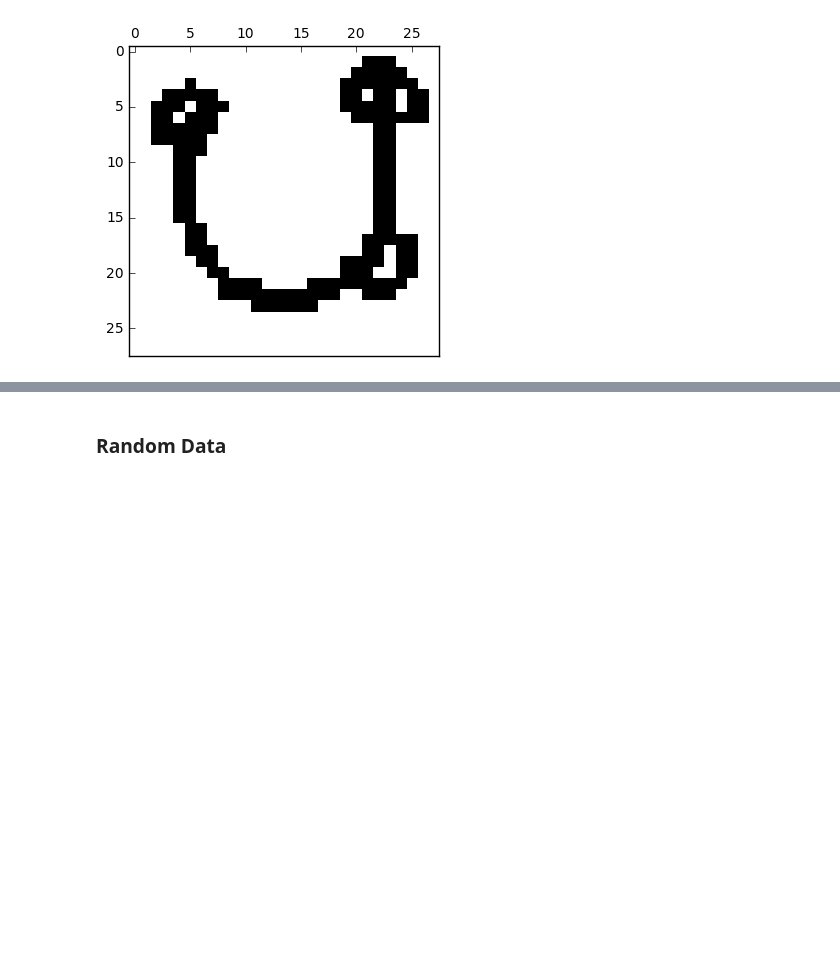
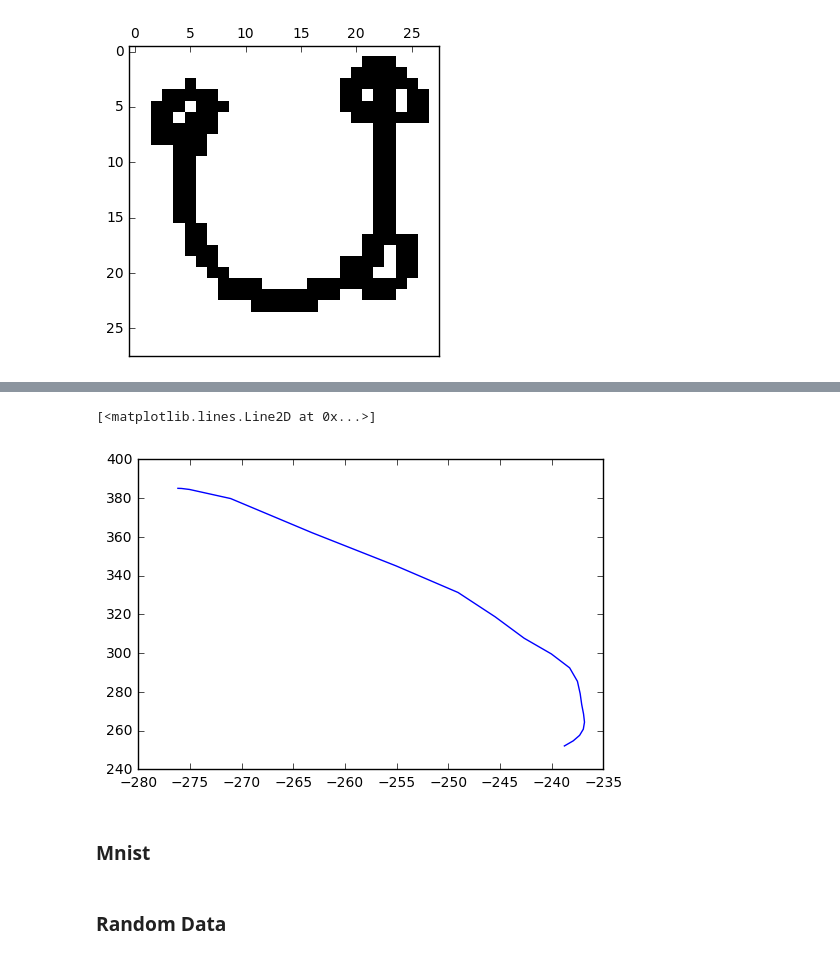
Before and after one commit to charlesmartin14/emf-rbm, a Jupyter notebook: EMF_RBM_Energy_Landscapes.ipynb, the cells around one changed output, grey strips where cells are left out. Cells and saved outputs as stored; diff of their text form; code cells hidden in the pictures; blank space fills up the shorter version.

```diff
--- a/EMF_RBM_Energy_Landscapes.ipynb
+++ b/EMF_RBM_Energy_Landscapes.ipynb
@@ -107,3 +135,10 @@ plt.plot(rbm.free_energies-rbm.free_energies[0], color='green')
+# %%
+plt.plot(np.array(rbm.free_energies), rbm.entropies)
+# %% [output]
+[<matplotlib.lines.Line2D at 0x...>]
+[figure, added]
+# %% [markdown]
+### Mnist
 # %% [markdown]
 ### Random Data
 # %%
```
Also changed, not shown: parts of 4 cells of this notebook.
